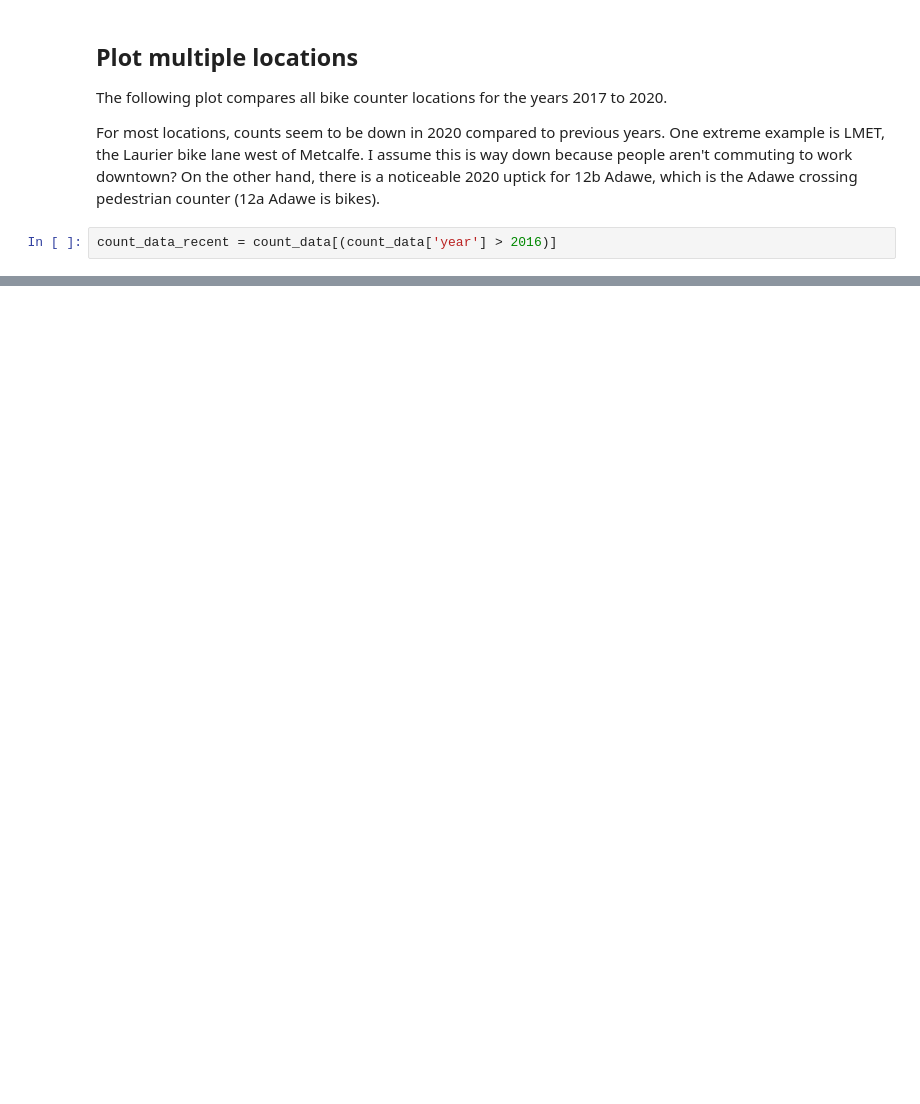
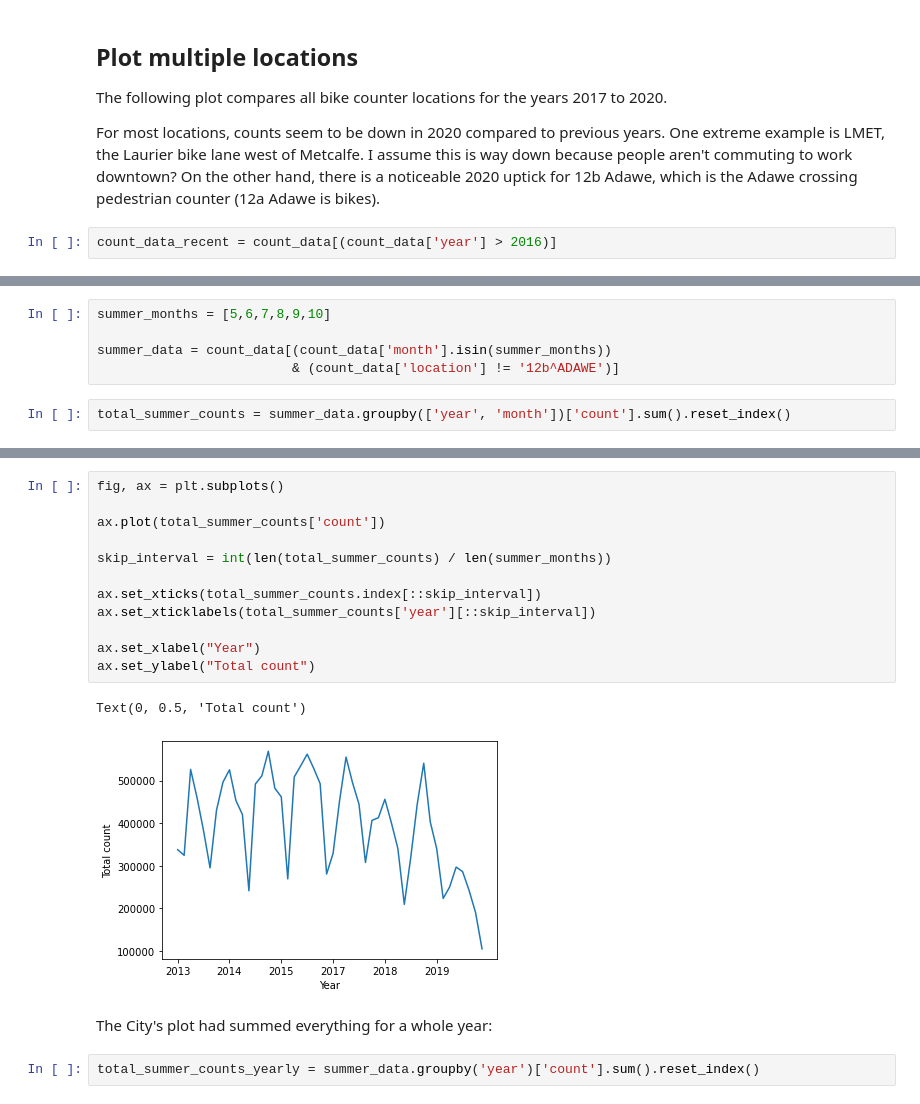
Before and after one commit to mbonsma/bike-ottawa, a Jupyter notebook: bike_counts.ipynb, the cells around one changed output, grey strips where cells are left out. Cells and saved outputs as stored; diff of their text form; blank space fills up the shorter version.

```diff
--- a/bike_counts.ipynb
+++ b/bike_counts.ipynb
@@ -270,0 +267,7 @@ plt.savefig("bike_counts_2017_2020_all_locations.png", dpi = 200)
+# %%
+summer_months = [5,6,7,8,9,10]
+
+summer_data = count_data[(count_data['month'].isin(summer_months))
+                         & (count_data['location'] != '12b^ADAWE')]
+# %%
+total_summer_counts = summer_data.groupby(['year', 'month'])['count'].sum().reset_index()
@@ -270,0 +283,19 @@ plt.savefig("bike_counts_2017_2020_all_locations.png", dpi = 200)
+# %%
+fig, ax = plt.subplots()
+
+ax.plot(total_summer_counts['count'])
+
+skip_interval = int(len(total_summer_counts) / len(summer_months))
+
+ax.set_xticks(total_summer_counts.index[::skip_interval])
+ax.set_xticklabels(total_summer_counts['year'][::skip_interval])
+
+ax.set_xlabel("Year")
+ax.set_ylabel("Total count")
+# %% [output]
+Text(0, 0.5, 'Total count')
+[figure, added]
+# %% [markdown]
+The City's plot had summed everything for a whole year:
+# %%
+total_summer_counts_yearly = summer_data.groupby('year')['count'].sum().reset_index()
```
Also changed, not shown: parts of 22 cells of this notebook.
